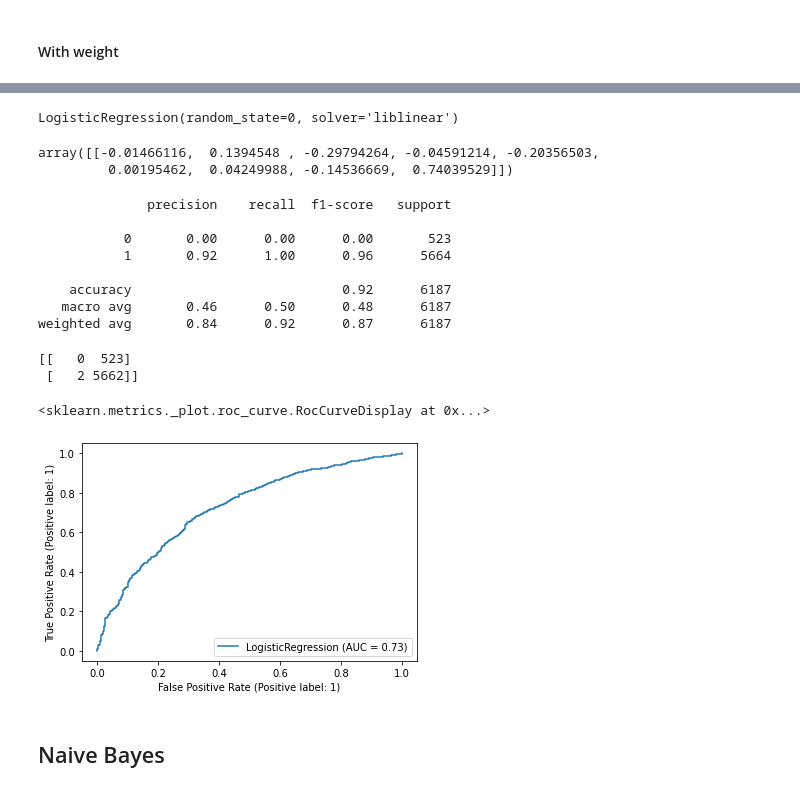
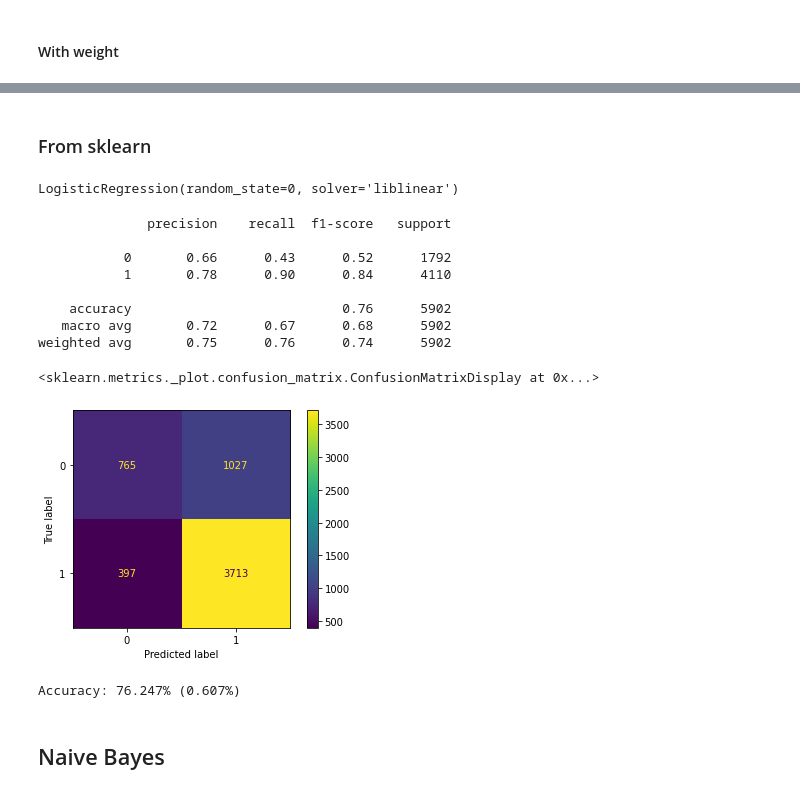
Before and after one commit to Sottix99/European-Social-Survey-Analysis, a Jupyter notebook: ESS8Dataset.ipynb, the cells around one changed output, grey strips where cells are left out. Saved outputs shown, nothing was run; the diff lists cells and outputs as text; code cells hidden in the pictures.

```diff
--- a/ESS8Dataset.ipynb
+++ b/ESS8Dataset.ipynb
@@ -283,6 +322,6 @@ from sklearn.preprocessing import Normalizer, StandardScaler
 # %%
 cols_to_norm = ['hinctnta',  'agea',
-       'eisced', 'lrscale','rdcenr','inctxff']
+       'eisced', 'lrscale','rdcenr','inctxff','ccgdbd']
 # %%
 d[cols_to_norm]=StandardScaler().fit_transform(d[cols_to_norm])
 # %%
@@ -320,0 +350,2 @@ y_test = test[test.columns[-1]]
+# %%
+d.drop('anweight', inplace=True, axis=1)
@@ -378,44 +438,39 @@ from sklearn import metrics
-# %%
-from sklearn.linear_model import LogisticRegression
-from sklearn.metrics import classification_report, confusion_matrix
-from sklearn.metrics import log_loss, roc_auc_score, recall_score, precision_score, average_precision_score, f1_score, classification_report, accuracy_score, plot_roc_curve, plot_precision_recall_curve, plot_confusion_matrix
-from sklearn import metrics
-
-# instantiate the model
-logreg = LogisticRegression(solver='liblinear', random_state=0)
-
-
-# fit the model
-logreg.fit(x_train, y_train)
-# %% [output]
-LogisticRegression(random_state=0, solver='liblinear')
-# %%
-logreg.coef_
-# %% [output]
-array([[-0.01466116,  0.1394548 , -0.29794264, -0.04591214, -0.20356503,
-         0.00195462,  0.04249988, -0.14536669,  0.74039529]])
+# %% [markdown]
+### From sklearn
+# %%
+# instantiate the model
+lr = LogisticRegression(solver='liblinear', random_state=0)
+
+
+# fit the model
+lr.fit(x_train, y_train)
+# %% [output]
+LogisticRegression(random_state=0, solver='liblinear')
 # %%
-predictions = logreg.predict(x_test)
+predictions = lr.predict(x_test)
 print(classification_report(y_test, predictions))
 # %% [output]
               precision    recall  f1-score   support
 
-           0       0.00      0.00      0.00       523
-           1       0.92      1.00      0.96      5664
+           0       0.66      0.43      0.52      1792
+           1       0.78      0.90      0.84      4110
 
-    accuracy                           0.92      6187
-   macro avg       0.46      0.50      0.48      6187
-weighted avg       0.84      0.92      0.87      6187
+    accuracy                           0.76      5902
+   macro avg       0.72      0.67      0.68      5902
+weighted avg       0.75      0.76      0.74      5902
-# %%
-print(confusion_matrix(y_test, predictions))
-# %% [output]
-[[   0  523]
- [   2 5662]]
 # %%
-plot_roc_curve(logreg, x_test, y_test)
+plot_confusion_matrix(lr, x_test, y_test)
 # %% [output]
-<sklearn.metrics._plot.roc_curve.RocCurveDisplay at 0x...>
+<sklearn.metrics._plot.confusion_matrix.ConfusionMatrixDisplay at 0x...>
-[figure, old version]
+[figure, new version]
+# %%
+kfold = KFold(n_splits=5, random_state=0, shuffle=True)
+model = LogisticRegression(solver='liblinear')
+results = cross_val_score(model, X, Y, cv=kfold)
+# Output the accuracy. Calculate the mean and std across all folds.
+print("Accuracy: %.3f%% (%.3f%%)" % (results.mean()*100.0, results.std()*100.0))
+# %% [output]
+Accuracy: 76.247% (0.607%)
 # %% [markdown]
 ## Naive Bayes
 # %%
```
Also changed, not shown: parts of 60 cells of this notebook.
